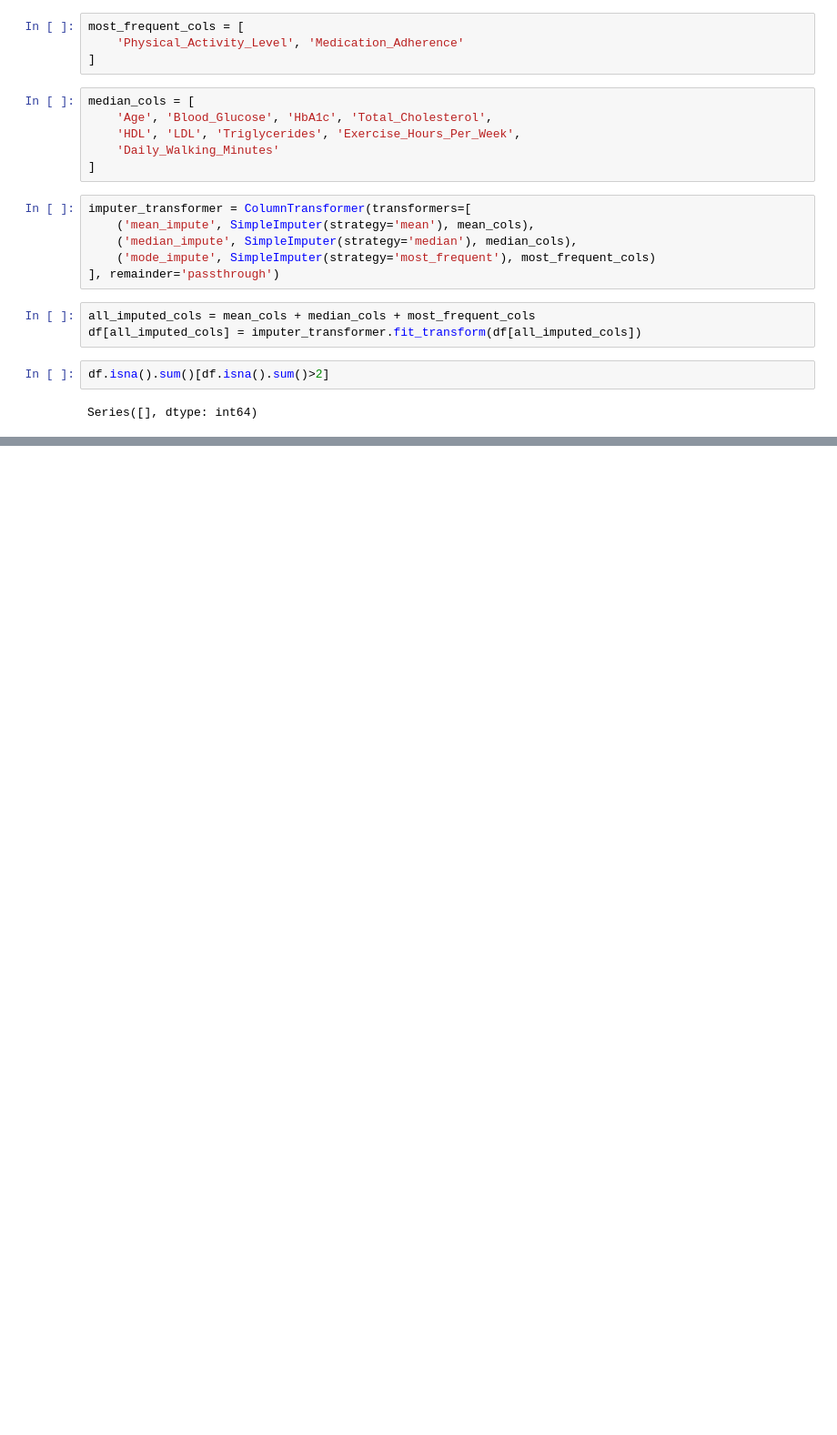
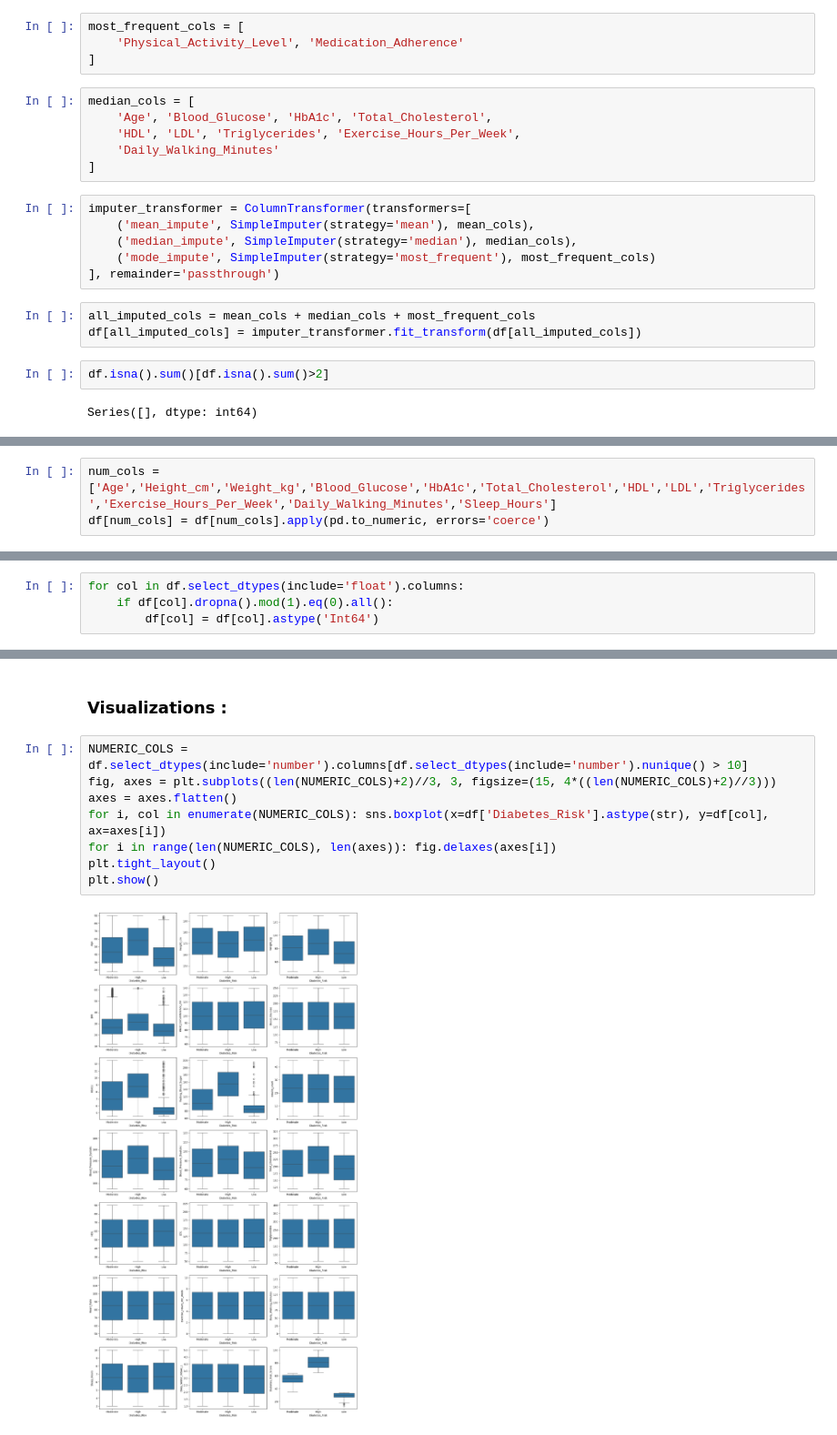
Before and after one commit to satyam2006-cmd/DataForge, a Jupyter notebook: Journey_milestones_and_mini_projects/Diabetes Risk prediction (examining xai).ipynb, the cells around one changed output, grey strips where cells are left out. Shown at 91% size. Drawn from its saved outputs; the diff is of its cells as text; blank space fills up the shorter version.

Commit message:
Kaggle Notebook | Diabetes Risk prediction (examining xai) | Version 3

```diff
--- a/Journey_milestones_and_mini_projects/Diabetes Risk prediction (examining xai).ipynb
+++ b/Journey_milestones_and_mini_projects/Diabetes Risk prediction (examining xai).ipynb
@@ -150,0 +154,3 @@ Series([], dtype: int64)
+# %%
+num_cols = ['Age','Height_cm','Weight_kg','Blood_Glucose','HbA1c','Total_Cholesterol','HDL','LDL','Triglycerides','Exercise_Hours_Per_Week','Daily_Walking_Minutes','Sleep_Hours']
+df[num_cols] = df[num_cols].apply(pd.to_numeric, errors='coerce')
@@ -150,0 +177,4 @@ Series([], dtype: int64)
+# %%
+for col in df.select_dtypes(include='float').columns:
+    if df[col].dropna().mod(1).eq(0).all():
+        df[col] = df[col].astype('Int64')
@@ -150,0 +201,12 @@ Series([], dtype: int64)
+# %% [markdown]
+### Visualizations :
+# %%
+NUMERIC_COLS = df.select_dtypes(include='number').columns[df.select_dtypes(include='number').nunique() > 10]
+fig, axes = plt.subplots((len(NUMERIC_COLS)+2)//3, 3, figsize=(15, 4*((len(NUMERIC_COLS)+2)//3)))
+axes = axes.flatten()
+for i, col in enumerate(NUMERIC_COLS): sns.boxplot(x=df['Diabetes_Risk'].astype(str), y=df[col], ax=axes[i])
+for i in range(len(NUMERIC_COLS), len(axes)): fig.delaxes(axes[i])
+plt.tight_layout()
+plt.show()
+# %% [output]
+[figure, added]
```
Also changed, not shown: parts of 32 cells of this notebook.
